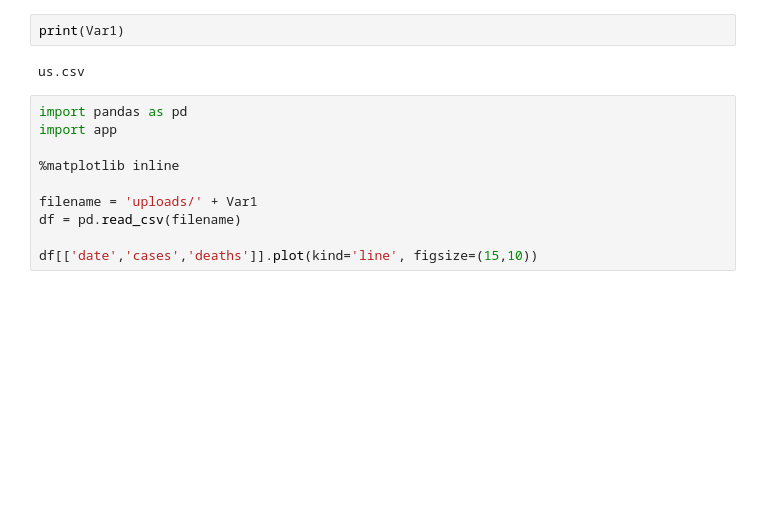
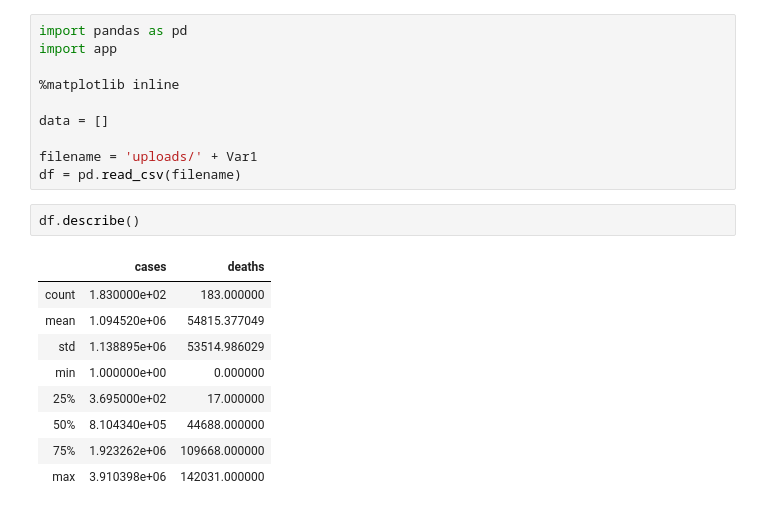
Before and after one commit to hectorsantiago5/pearc20_quickviz, a Jupyter notebook: data_visualization.ipynb, the cells around one changed output. Saved outputs shown, nothing was run; the diff lists cells and outputs as text; blank space fills up the shorter version.

```diff
--- a/data_visualization.ipynb
+++ b/data_visualization.ipynb
@@ -18,14 +14,22 @@ us.csv
-# %%
-print(Var1)
-# %% [output]
-us.csv
 # %%
 import pandas as pd
 import app
 
 %matplotlib inline
 
+data = []
+
 filename = 'uploads/' + Var1
 df = pd.read_csv(filename)
-
-df[['date','cases','deaths']].plot(kind='line', figsize=(15,10))
+# %%
+df.describe()
+# %% [output]
+|  | cases | deaths |
+| count | 1.830000e+02 | 183.000000 |
+| mean | 1.094520e+06 | 54815.377049 |
+| std | 1.138895e+06 | 53514.986029 |
+| min | 1.000000e+00 | 0.000000 |
+| 25% | 3.695000e+02 | 17.000000 |
+| 50% | 8.104340e+05 | 44688.000000 |
+| 75% | 1.923262e+06 | 109668.000000 |
+| max | 3.910398e+06 | 142031.000000 |
```
Also changed, not shown: parts of 11 cells of this notebook, 2 other files.
